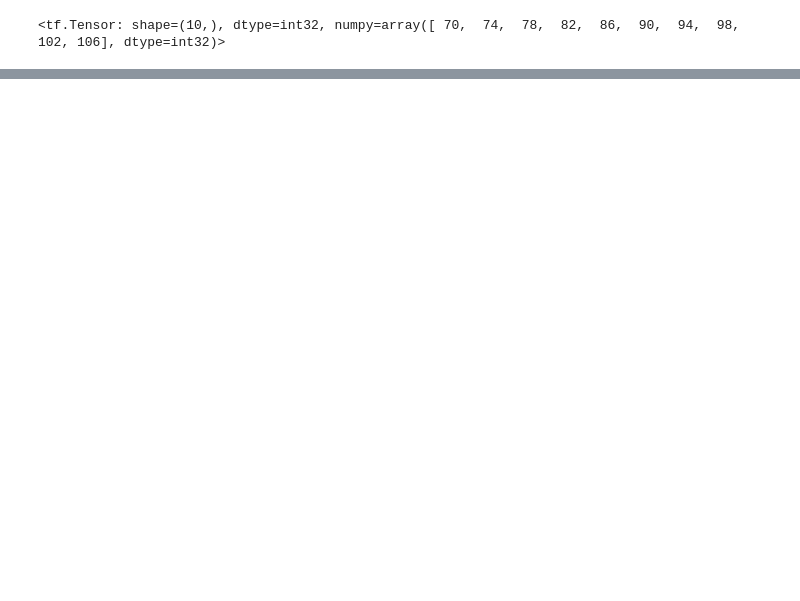
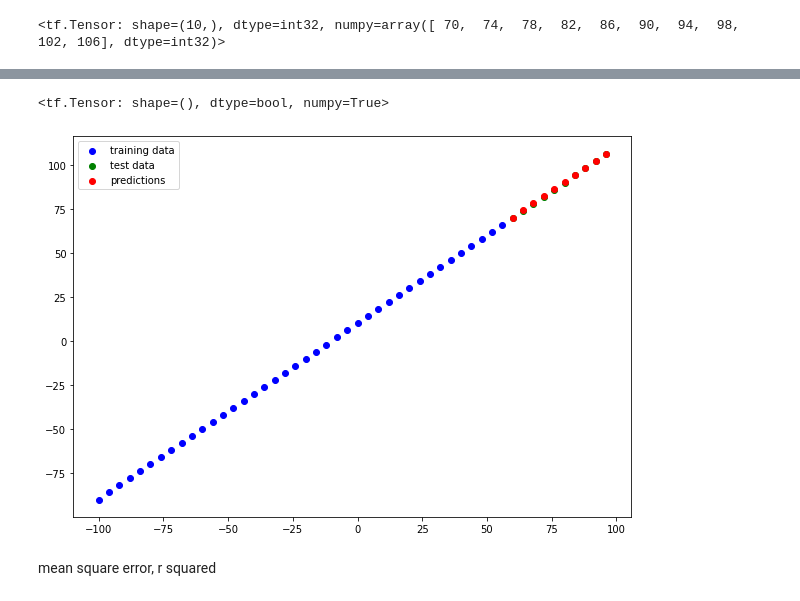
Before and after one commit to ClaudioAresu/R_Datasciencebasics, a Jupyter notebook: 01neural_network_regression_in_tensorflow_video.ipynb, the cells around one changed output, grey strips where cells are left out. Drawn from its saved outputs; the diff is of its cells as text; code cells hidden in the pictures; blank space fills up the shorter version.

```diff
--- a/01neural_network_regression_in_tensorflow_video.ipynb
+++ b/01neural_network_regression_in_tensorflow_video.ipynb
@@ -472,0 +416,14 @@ NameError: ignored
+# %%
+tf.size(X_test) == tf.size(Y_pred)
+# %% [output]
+<tf.Tensor: shape=(), dtype=bool, numpy=True>
+# %%
+plt.figure(figsize=(10,7))
+plt.scatter(X_train,Y_train, c="b", label="training data")
+plt.scatter(X_test, Y_test, c="g", label="test data")
+plt.scatter(X_test, Y_pred, c="r", label="predictions")
+plt.legend();
+# %% [output]
+[figure, added]
+# %% [markdown]
+mean square error, r squared
```
Also changed, not shown: parts of 17 cells of this notebook.
